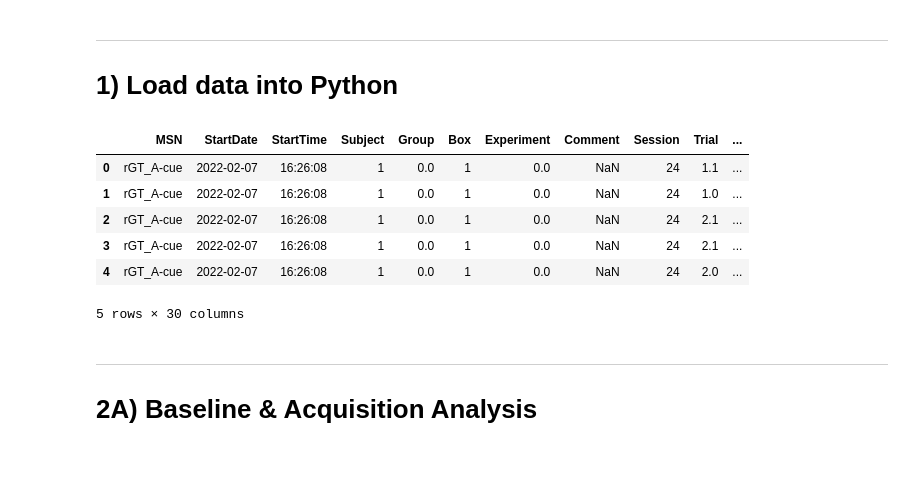
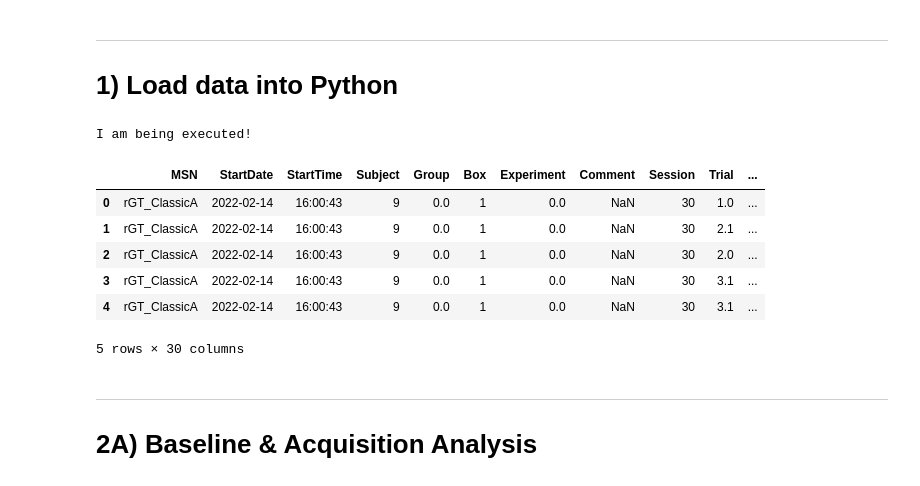
Before and after one commit to deckyblue/sparklyRGT, a Jupyter notebook: sparklyRGT_tutorial/used_templates/BH10_sparklyRGT_template_2.ipynb, the cells around one changed output. Cells and saved outputs as stored; diff of their text form; code cells hidden in the pictures.

```diff
--- a/sparklyRGT_tutorial/used_templates/BH10_sparklyRGT_template_2.ipynb
+++ b/sparklyRGT_tutorial/used_templates/BH10_sparklyRGT_template_2.ipynb
@@ -33,19 +36,20 @@ os.getcwd()
 
 # 1) Load data into Python
 # %%
-file_names = ['..\\data\\BH10_raw_rgt-baseline_S24-28.xlsx']
+file_names = ['..\\data\\BH10_raw_rgt-baseline_S29-34.xlsx']
 
 df = rgt.load_data(file_names)
 
 df.head()
 # %% [output]
+I am being executed!
 |  | MSN | StartDate | StartTime | Subject | Group | Box | Experiment | Comment | Session | Trial | ... |
-| 0 | rGT_A-cue | 2022-02-07 | 16:26:08 | 1 | 0.0 | 1 | 0.0 | NaN | 24 | 1.1 | ... |
-| 1 | rGT_A-cue | 2022-02-07 | 16:26:08 | 1 | 0.0 | 1 | 0.0 | NaN | 24 | 1.0 | ... |
-| 2 | rGT_A-cue | 2022-02-07 | 16:26:08 | 1 | 0.0 | 1 | 0.0 | NaN | 24 | 2.1 | ... |
-| 3 | rGT_A-cue | 2022-02-07 | 16:26:08 | 1 | 0.0 | 1 | 0.0 | NaN | 24 | 2.1 | ... |
-| 4 | rGT_A-cue | 2022-02-07 | 16:26:08 | 1 | 0.0 | 1 | 0.0 | NaN | 24 | 2.0 | ... |
+| 0 | rGT_ClassicA | 2022-02-14 | 16:00:43 | 9 | 0.0 | 1 | 0.0 | NaN | 30 | 1.0 | ... |
+| 1 | rGT_ClassicA | 2022-02-14 | 16:00:43 | 9 | 0.0 | 1 | 0.0 | NaN | 30 | 2.1 | ... |
+| 2 | rGT_ClassicA | 2022-02-14 | 16:00:43 | 9 | 0.0 | 1 | 0.0 | NaN | 30 | 2.0 | ... |
+| 3 | rGT_ClassicA | 2022-02-14 | 16:00:43 | 9 | 0.0 | 1 | 0.0 | NaN | 30 | 3.1 | ... |
+| 4 | rGT_ClassicA | 2022-02-14 | 16:00:43 | 9 | 0.0 | 1 | 0.0 | NaN | 30 | 3.1 | ... |
-5 rows × 30 columns
+5 rows × 30 columns
 # %% [markdown]
 ***
 # 2A) Baseline & Acquisition Analysis
```
Also changed, not shown: parts of 13 cells of this notebook, 2 other files.
